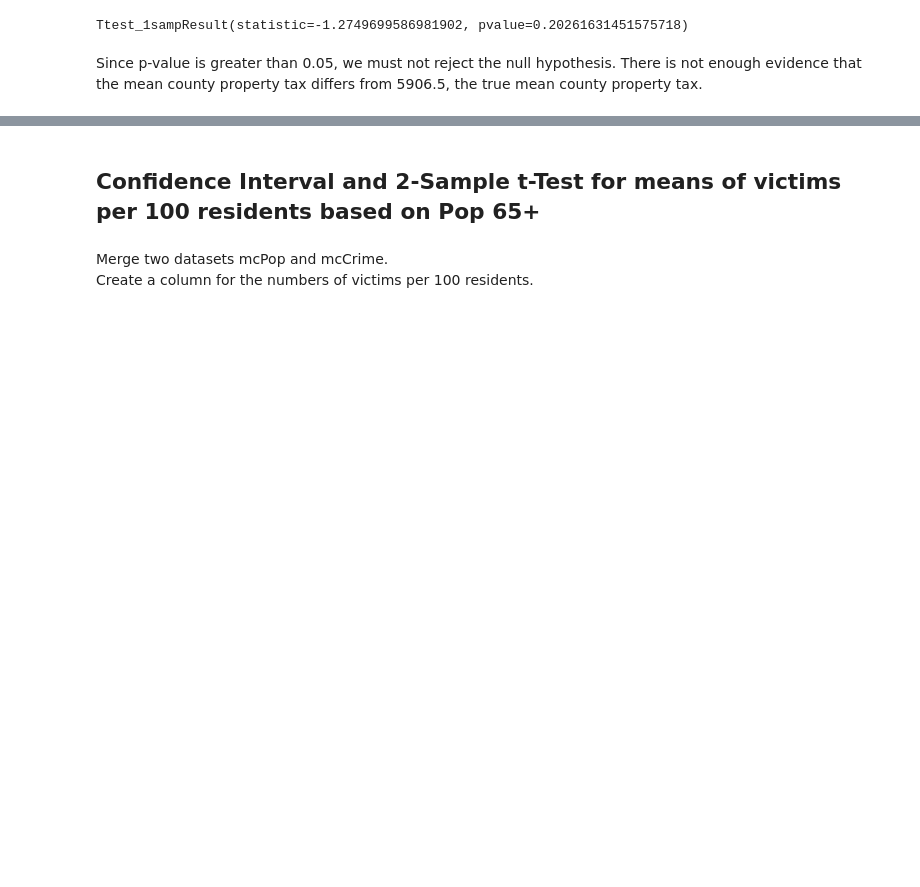
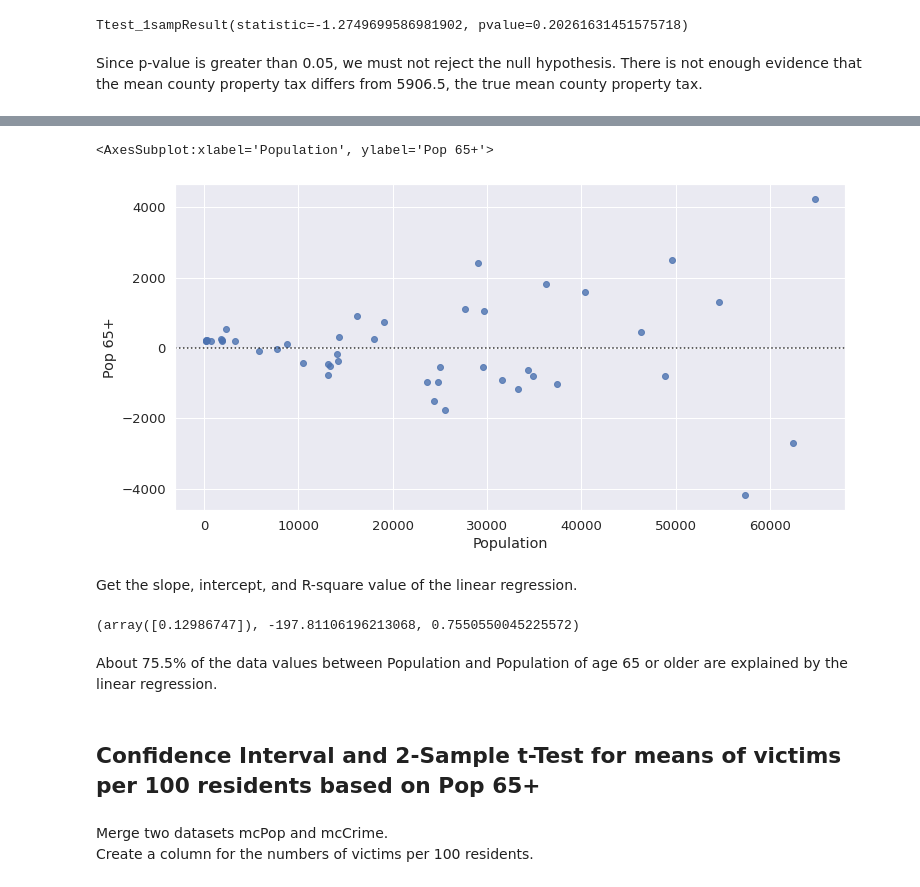
Before and after one commit to dspark0419/DATA-205, a Jupyter notebook: Project_Stat.ipynb, the cells around one changed output, grey strips where cells are left out. Cells and saved outputs as stored; diff of their text form; code cells hidden in the pictures; blank space fills up the shorter version.

```diff
--- a/Project_Stat.ipynb
+++ b/Project_Stat.ipynb
@@ -155,0 +191,5 @@ Since p-value is greater than 0.05, we must not reject the null hypothesis. Ther
+# %%
+sns.residplot(data=mcPop, x='Population', y='Pop 65+')
+# %% [output]
+<AxesSubplot:xlabel='Population', ylabel='Pop 65+'>
+[figure, added]
@@ -156,3 +199,13 @@ Since p-value is greater than 0.05, we must not reject the null hypothesis. Ther
+# %% [markdown]
+Get the slope, intercept, and R-square value of the linear regression.
+# %%
+LinReg = LinearRegression()
+LinReg.fit(X, y)
+LinReg.coef_, LinReg.intercept_, LinReg.score(X, y)
+# %% [output]
+(array([0.12986747]), -197.81106196213068, 0.7550550045225572)
+# %% [markdown]
+About 75.5% of the data values between Population and Population of age 65 or older are explained by the linear regression.
 # %% [markdown]
 ## **Confidence Interval and 2-Sample t-Test for means of victims per 100 residents based on Pop 65+**
 # %% [markdown]
```
Also changed, not shown: parts of 15 cells of this notebook.
